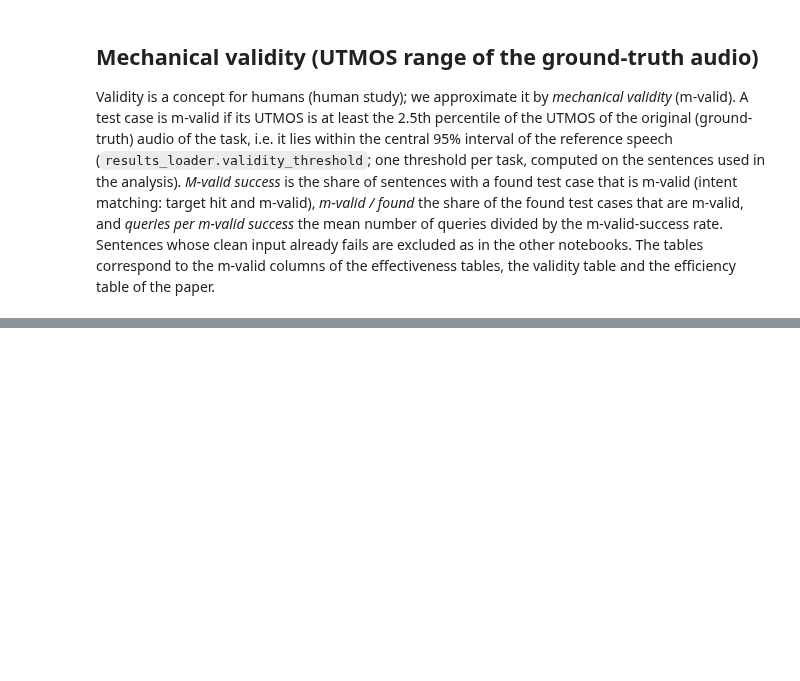
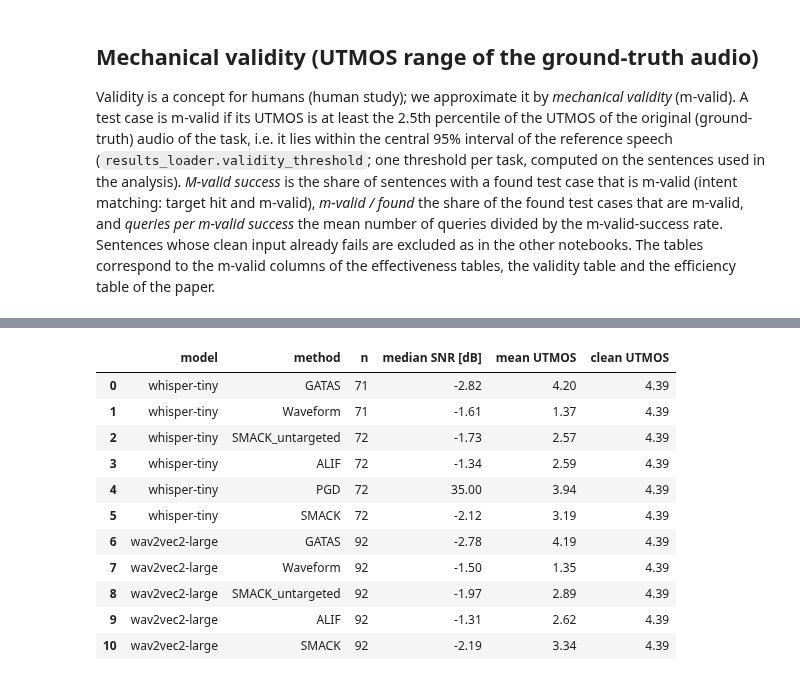
Before and after one commit to oliverweissl/GATAS, a Jupyter notebook: analysis/RQ2_Validity.ipynb, the cells around one changed output, grey strips where cells are left out. Drawn from its saved outputs; the diff is of its cells as text; code cells hidden in the pictures; blank space fills up the shorter version.

```diff
--- a/analysis/RQ2_Validity.ipynb
+++ b/analysis/RQ2_Validity.ipynb
@@ -65,0 +100,26 @@ import os; os.makedirs("_tables", exist_ok=True); open("_tables/rq2.tex", "w").w
+# %%
+import soundfile as sf
+
+def snr_db(original, test):
+    x, _ = sf.read(original); y, _ = sf.read(test)
+    n = min(len(x), len(y)); x, y = x[:n], y[:n]
+    return 10 * np.log10(np.sum(x ** 2) / max(np.sum((y - x) ** 2), 1e-12))
+
+snr = pd.DataFrame([{"model": model, "method": m, "n": len(rs), "median SNR [dB]": np.median([snr_db(r["gt_wav"], r["adv_wav"]) for r in rs]),
+                     "mean UTMOS": np.mean([r["utmos"] for r in rs]), "clean UTMOS": np.mean([r["utmos_original"] for r in rs])}
+                    for model in MODELS for m, rs in asr2[model].items()]).round(2)
+snr.to_csv("_tables/snr_utmos.csv", index=False)
+display(snr)
+# %% [output]
+|  | model | method | n | median SNR [dB] | mean UTMOS | clean UTMOS |
+| 0 | whisper-tiny | GATAS | 71 | -2.82 | 4.20 | 4.39 |
+| 1 | whisper-tiny | Waveform | 71 | -1.61 | 1.37 | 4.39 |
+| 2 | whisper-tiny | SMACK_untargeted | 72 | -1.73 | 2.57 | 4.39 |
+| 3 | whisper-tiny | ALIF | 72 | -1.34 | 2.59 | 4.39 |
+| 4 | whisper-tiny | PGD | 72 | 35.00 | 3.94 | 4.39 |
+| 5 | whisper-tiny | SMACK | 72 | -2.12 | 3.19 | 4.39 |
+| 6 | wav2vec2-large | GATAS | 92 | -2.78 | 4.19 | 4.39 |
+| 7 | wav2vec2-large | Waveform | 92 | -1.50 | 1.35 | 4.39 |
+| 8 | wav2vec2-large | SMACK_untargeted | 92 | -1.97 | 2.89 | 4.39 |
+| 9 | wav2vec2-large | ALIF | 92 | -1.31 | 2.62 | 4.39 |
+| 10 | wav2vec2-large | SMACK | 92 | -2.19 | 3.34 | 4.39 |
```
Also changed, not shown: parts of 2 cells of this notebook, 3 other files.
